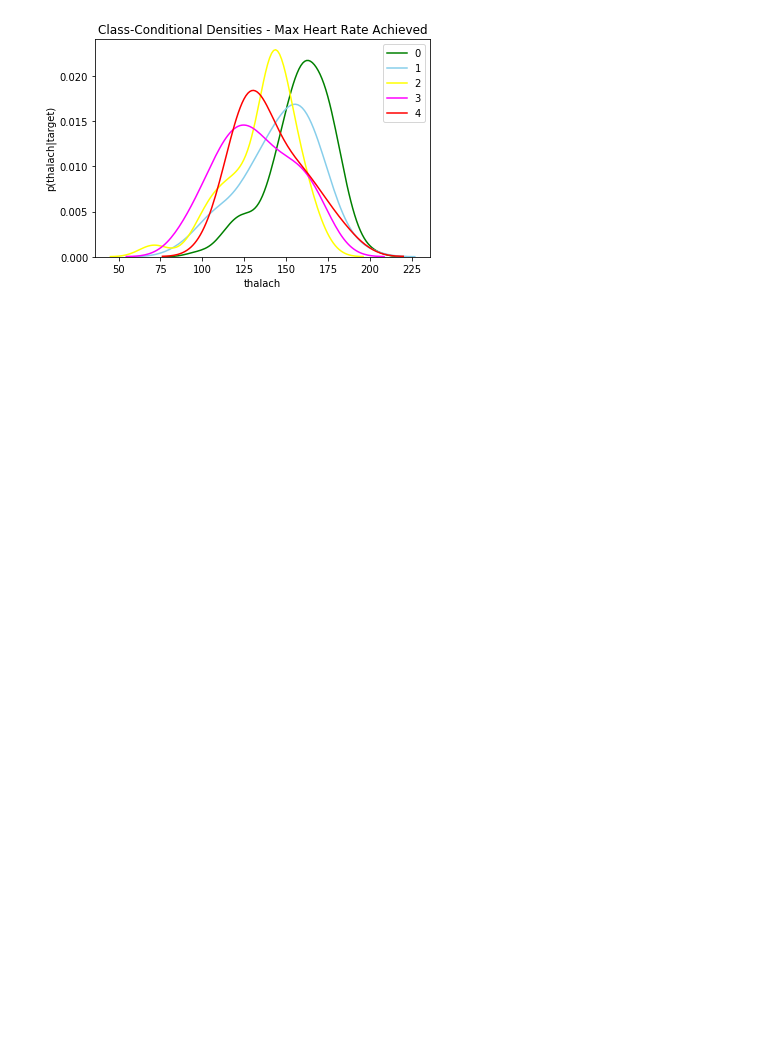
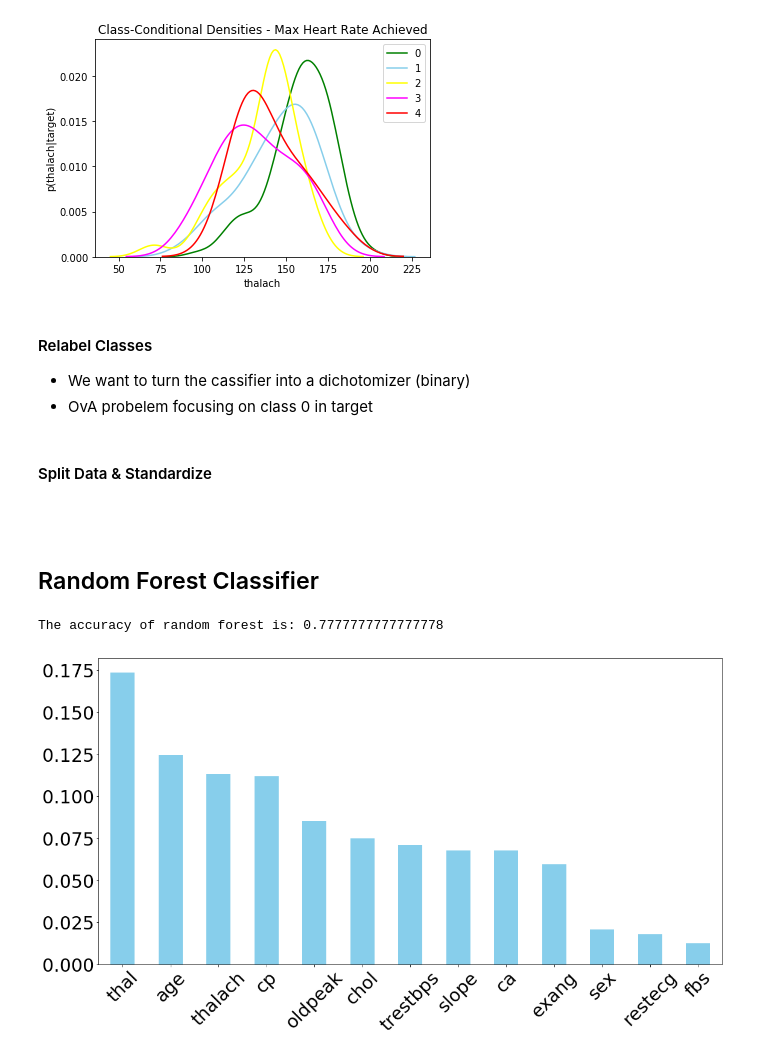
Before and after one commit to rrasheed/Heart-Disease-ML-Classifer, a Jupyter notebook: HeartDisease_Rough.ipynb, the cells around one changed output. Saved outputs shown, nothing was run; the diff lists cells and outputs as text; code cells hidden in the pictures; blank space fills up the shorter version.

```diff
--- a/HeartDisease_Rough.ipynb
+++ b/HeartDisease_Rough.ipynb
@@ -91,3 +104,7 @@ plt.ylabel("p(thalach|target)")
 plt.show()
 # %% [output]
 [figure]
+# %% [markdown]
+#### Relabel Classes
+* We want to turn the cassifier into a dichotomizer (binary)
+* OvA probelem focusing on class 0 in target
@@ -93,0 +126,50 @@ plt.show()
+# %% [markdown]
+#### Split Data & Standardize
+# %%
+from sklearn.model_selection import train_test_split
+
+# Randomly choose 30% of the data for testing (set randome_state as 0 and stratify as y)
+X_train, X_test, y_train, y_test = train_test_split(X,y,test_size=0.3, random_state=0, stratify=y)
+# %%
+from sklearn.preprocessing import StandardScaler
+
+# Declare the StandardScaler
+std_scaler = StandardScaler()
+
+# Standardize the features in the training data
+X_train = std_scaler.fit_transform(X_train)
+
+# Standardize the features in testing data
+
+X_test = std_scaler.transform(X_test)
+# %% [markdown]
+<break>
+# %% [markdown]
+<break>
+# %% [markdown]
+## Random Forest Classifier
+# %%
+from sklearn.ensemble import RandomForestClassifier
+# Delcare the model
+rf = RandomForestClassifier(random_state=0, class_weight='balanced')
+# Train the model
+rf.fit(X_train,y_train)
+# Print the classification accuracy
+print('The accuracy of random forest is: ' + str(rf.score(X_test, y_test)))
+# %% [output]
+The accuracy of random forest is: 0.7777777777777778
+# %%
+# Convert the importances into one-dimensional 1darray with corresponding df column names as axis labels
+f_importances = f_importances = pd.Series(rf.feature_importances_, features)
+
+# Sort the array in descending order of the importances
+f_importances = f_importances.sort_values(ascending=False)
+
+# Draw the bar Plot from f_importances
+f_importances.plot(x='Features', y='Importance', kind='bar', figsize=(16,9), rot=45, fontsize=30,color='skyblue')
+
+# Show the plot
+plt.tight_layout()
+plt.show()
+# %% [output]
+[figure, added]
```
Also changed, not shown: parts of 13 cells of this notebook.
